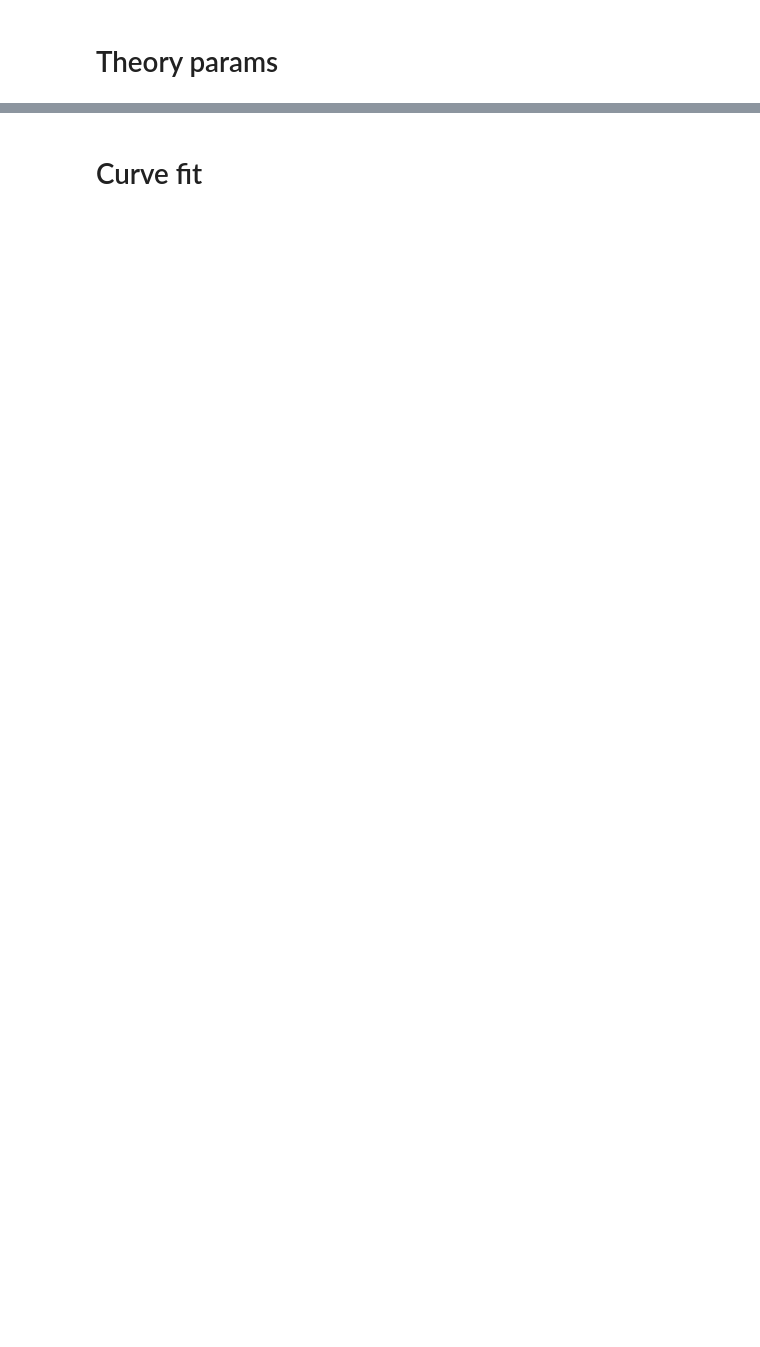
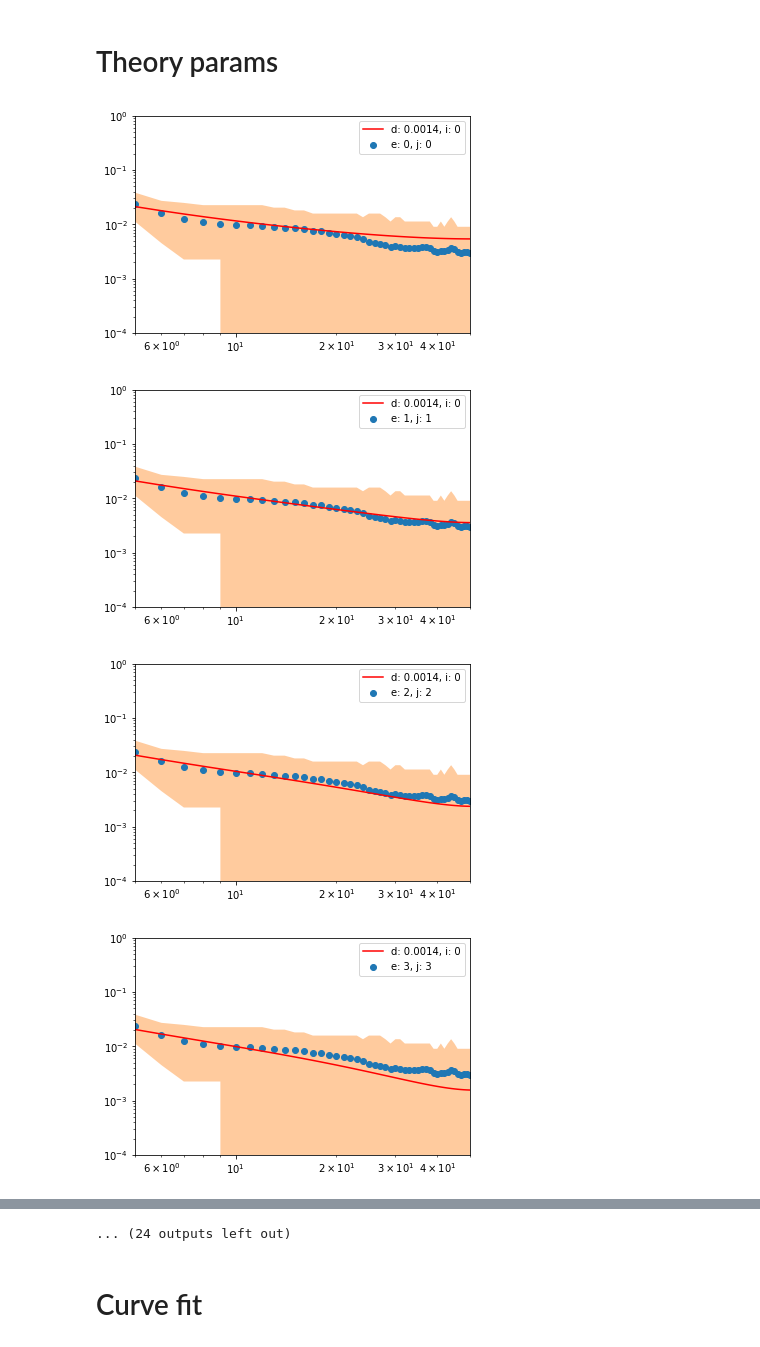
Before and after one commit to meyresearch/amino_acid_distance_distributions, a Jupyter notebook: scripts/fitting.ipynb, the cells around one changed output, grey strips where cells are left out. Saved outputs shown, nothing was run; the diff lists cells and outputs as text; code cells hidden in the pictures; blank space fills up the shorter version.

```diff
--- a/scripts/fitting.ipynb
+++ b/scripts/fitting.ipynb
@@ -73,3 +57,17 @@ weights = norm_ub - norm_lb
 # %%
-# for i in range(len(norm_ub)):
-#     print(f"{norm_ub[i]} - {norm_lb[i]} = {norm_ub[i] - norm_lb[i]}")
+for i in range(len(d_range)):
+    for j in range(len(e_range)):
+        params_100 = [chain, harmonic, e_range[j], d_range[i]]
+        plt.plot(x_100[4:50], theory_functions.amino_acid_distance_distribution(x_100[4:50], *params_100), c="r", label=f"d: {d_range[i]}, i: {i}")
+        plt.scatter(x_100, norm_100, label=f"e: {e_range[j]}, j: {j}")
+        plt.fill_between(x_100, norm_ub_100, norm_lb_100, alpha=0.4, zorder=-1)
+        plt.xlim(5, 50)
+        plt.ylim(0.0001, 1)
+        plt.loglog()
+        plt.legend()
+        plt.show()
+# %% [output]
+[figure, added]
+[figure, added]
+[figure, added]
+[figure, added]
@@ -76,3 +82,4 @@ weights = norm_ub - norm_lb
+... (24 outputs left out)
 # %% [markdown]
 # Curve fit
 # %%
```
Also changed, not shown: parts of 38 cells of this notebook.
